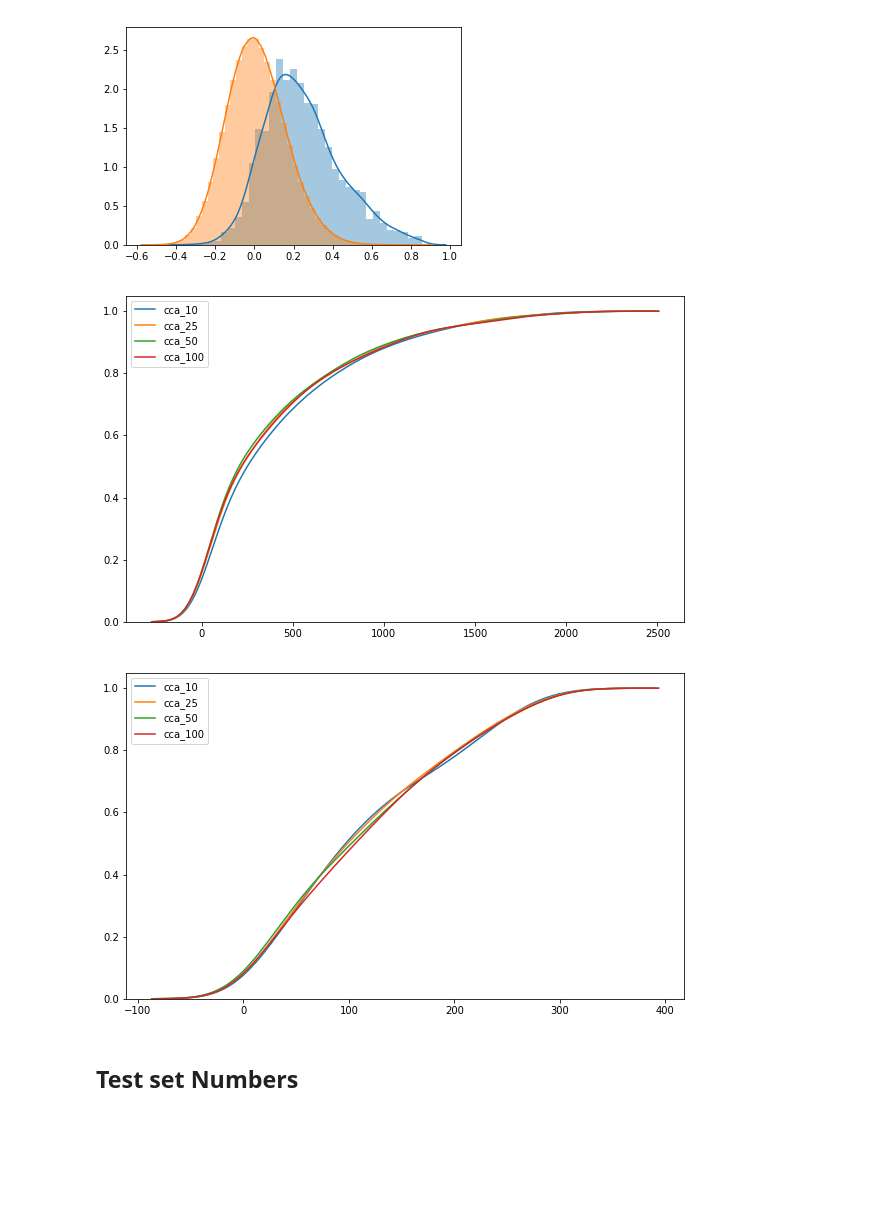
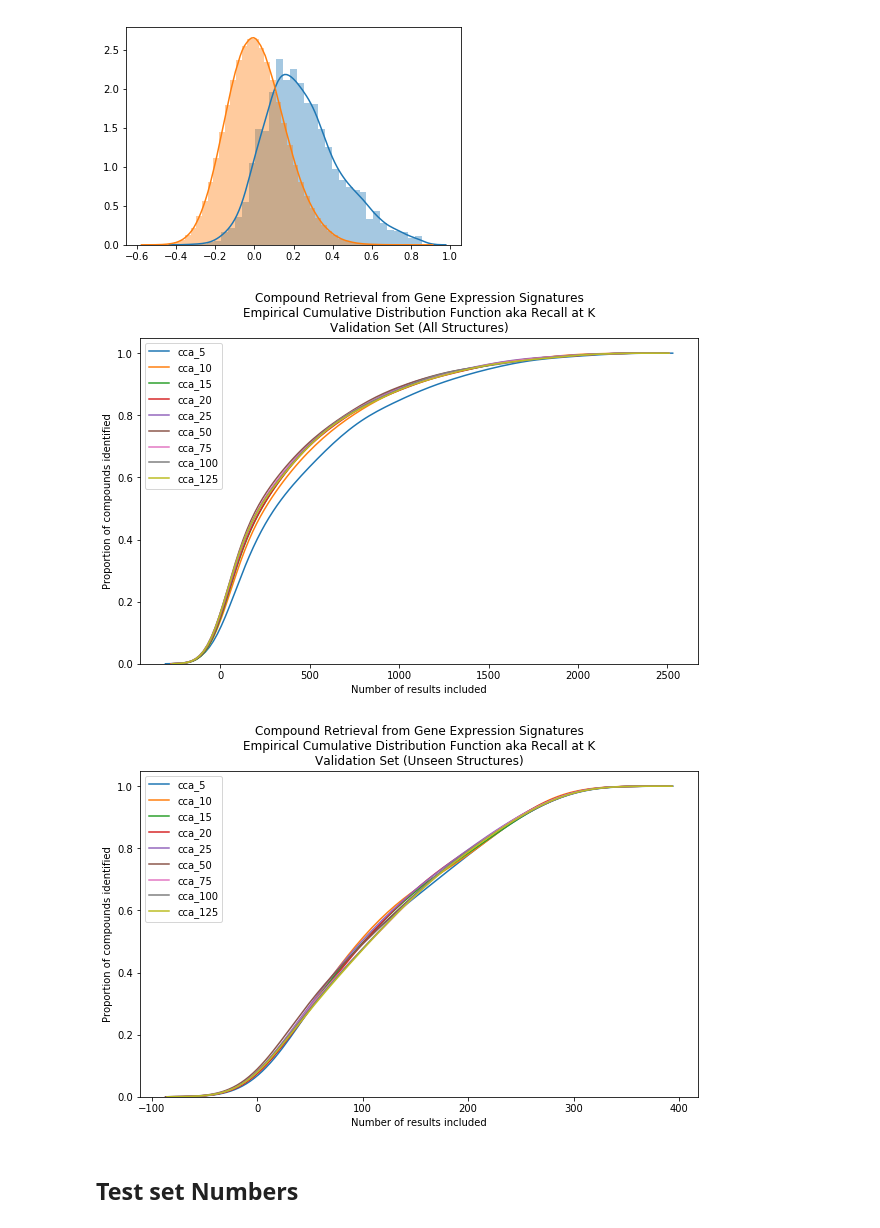
Before and after one commit to sgfin/molecule_ge_coordinated_embeddings, a Jupyter notebook: drug_repo_metric_learning/DrugIR-val-CCA.ipynb, the cells around one changed output. Saved outputs shown, nothing was run; the diff lists cells and outputs as text; code cells hidden in the pictures; blank space fills up the shorter version.

```diff
--- a/drug_repo_metric_learning/DrugIR-val-CCA.ipynb
+++ b/drug_repo_metric_learning/DrugIR-val-CCA.ipynb
@@ -393,32 +393,38 @@ Difference:  0.2315009536033226
 # %%
 import matplotlib.pyplot as plt
 fig = plt.figure(figsize=(10,6))
-#sns.kdeplot(ranks_val_cca_all_5, cumulative=True, label = 'cca_5')
+sns.kdeplot(ranks_val_cca_all_5, cumulative=True, label = 'cca_5')
 sns.kdeplot(ranks_val_cca_all_10, cumulative=True, label = 'cca_10')
-#sns.kdeplot(ranks_val_cca_all_15, cumulative=True, label = 'cca_15')
-#sns.kdeplot(ranks_val_cca_all_20, cumulative=True, label = 'cca_20')
+sns.kdeplot(ranks_val_cca_all_15, cumulative=True, label = 'cca_15')
+sns.kdeplot(ranks_val_cca_all_20, cumulative=True, label = 'cca_20')
 sns.kdeplot(ranks_val_cca_all_25, cumulative=True, label = 'cca_25')
 sns.kdeplot(ranks_val_cca_all_50, cumulative=True, label = 'cca_50')
-#sns.kdeplot(ranks_val_cca_all_75, cumulative=True, label = "cca_75")
+sns.kdeplot(ranks_val_cca_all_75, cumulative=True, label = "cca_75")
 sns.kdeplot(ranks_val_cca_all_100, cumulative=True, label = "cca_100")
-#sns.kdeplot(ranks_val_cca_all_125, cumulative=True, label = "cca_125")
+sns.kdeplot(ranks_val_cca_all_125, cumulative=True, label = "cca_125")
+plt.title('Compound Retrieval from Gene Expression Signatures\nEmpirical Cumulative Distribution Function aka Recall at K\nValidation Set (All Structures)')
+plt.ylabel('Proportion of compounds identified')
+plt.xlabel('Number of results included')
 plt.show()
 
 import matplotlib.pyplot as plt
 fig = plt.figure(figsize=(10,6))
-#sns.kdeplot(ranks_val_cca_out_5, cumulative=True, label = 'cca_5')
+sns.kdeplot(ranks_val_cca_out_5, cumulative=True, label = 'cca_5')
 sns.kdeplot(ranks_val_cca_out_10, cumulative=True, label = 'cca_10')
-#sns.kdeplot(ranks_val_cca_out_15, cumulative=True, label = 'cca_15')
-#sns.kdeplot(ranks_val_cca_out_20, cumulative=True, label = 'cca_20')
+sns.kdeplot(ranks_val_cca_out_15, cumulative=True, label = 'cca_15')
+sns.kdeplot(ranks_val_cca_out_20, cumulative=True, label = 'cca_20')
 sns.kdeplot(ranks_val_cca_out_25, cumulative=True, label = 'cca_25')
 sns.kdeplot(ranks_val_cca_out_50, cumulative=True, label = 'cca_50')
-#sns.kdeplot(ranks_val_cca_out_75, cumulative=True, label = "cca_75")
+sns.kdeplot(ranks_val_cca_out_75, cumulative=True, label = "cca_75")
 sns.kdeplot(ranks_val_cca_out_100, cumulative=True, label = "cca_100")
-#sns.kdeplot(ranks_val_cca_out_125, cumulative=True, label = "cca_125")
+sns.kdeplot(ranks_val_cca_out_125, cumulative=True, label = "cca_125")
+plt.title('Compound Retrieval from Gene Expression Signatures\nEmpirical Cumulative Distribution Function aka Recall at K\nValidation Set (Unseen Structures)')
+plt.ylabel('Proportion of compounds identified')
+plt.xlabel('Number of results included')
 plt.show()
 # %% [output]
-[figure, old version]
+[figure, new version]
-[figure, old version]
+[figure, new version]
 # %% [markdown]
 ## Test set Numbers
 # %%
```
Also changed, not shown: parts of 7 cells of this notebook, 3 other files.
